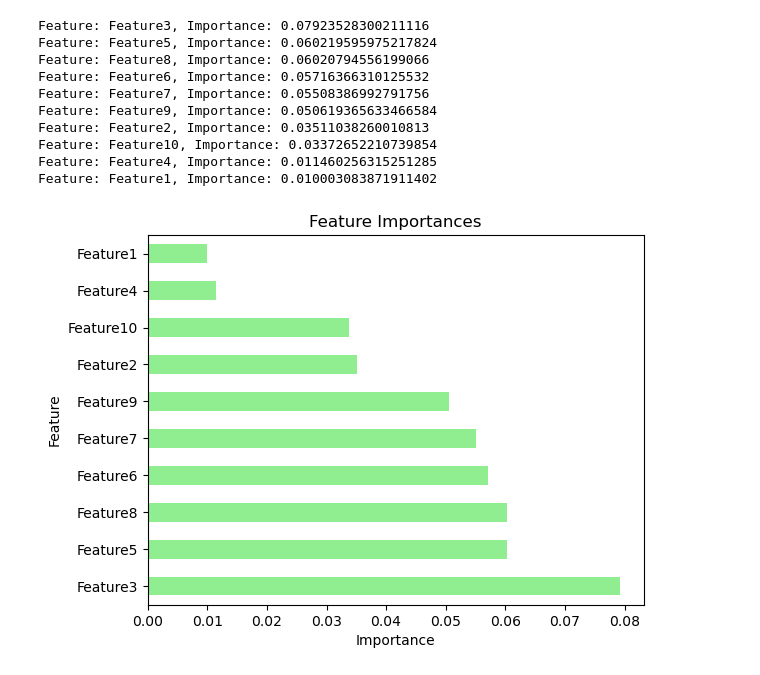
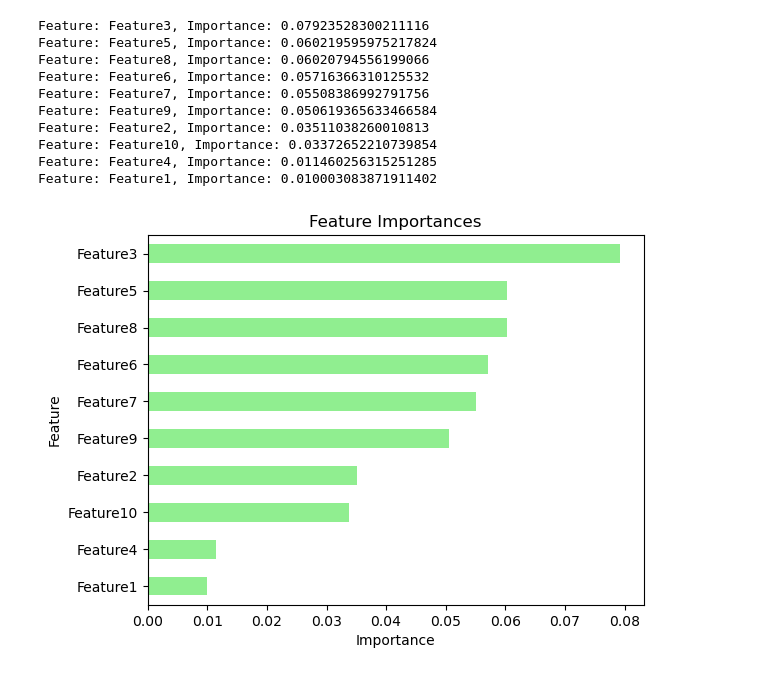
Before and after one commit to lilianaperezdiaz/student_predictor, a Jupyter notebook: LogisticRegression_Seth_Talibah.ipynb, the cells around one changed output. Saved outputs shown, nothing was run; the diff lists cells and outputs as text; code cells hidden in the pictures.

```diff
--- a/LogisticRegression_Seth_Talibah.ipynb
+++ b/LogisticRegression_Seth_Talibah.ipynb
@@ -198,17 +186,17 @@ Feature: Feature1, Importance: 0.010003083871911402
 # %%
 # Calculate feature importances
 importances = rf_model.feature_importances_
 
 # Create a DataFrame for feature importances
-importances_df = pd.DataFrame(sorted(zip(importances, feature_names), reverse=True), columns=['Feature Importances', 'Feature'])
+importances_df = pd.DataFrame(sorted(zip(importances, feature_names), reverse=False), columns=['Feature Importances', 'Feature'])
 
 # Set the feature names as the index
 importances_df.set_index('Feature', inplace=True)
 
 # Plot feature importances
 importances_df.plot(kind='barh', color='lightgreen', title='Feature Importances', legend=False)
 plt.xlabel('Importance')
 plt.ylabel('Feature')
 plt.show()
 # %% [output]
-[figure, old version]
+[figure, new version]
```
Also changed, not shown: parts of 3 cells of this notebook, 1 other file.
